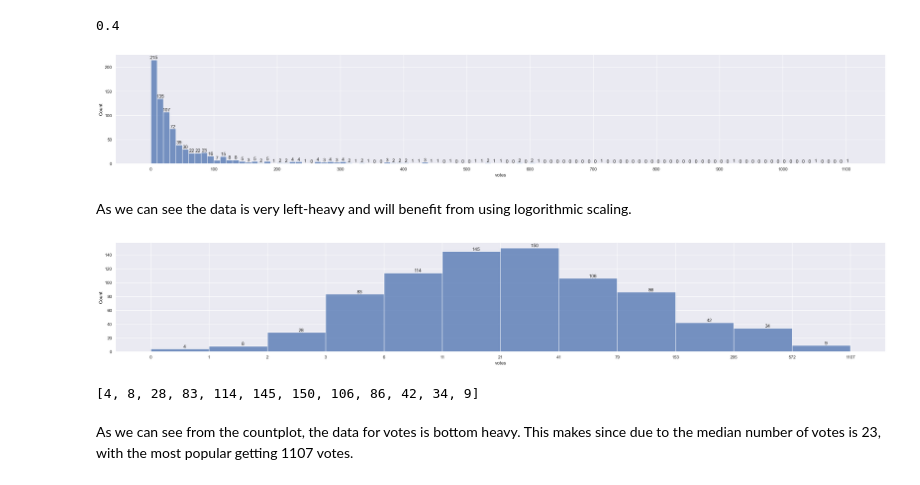
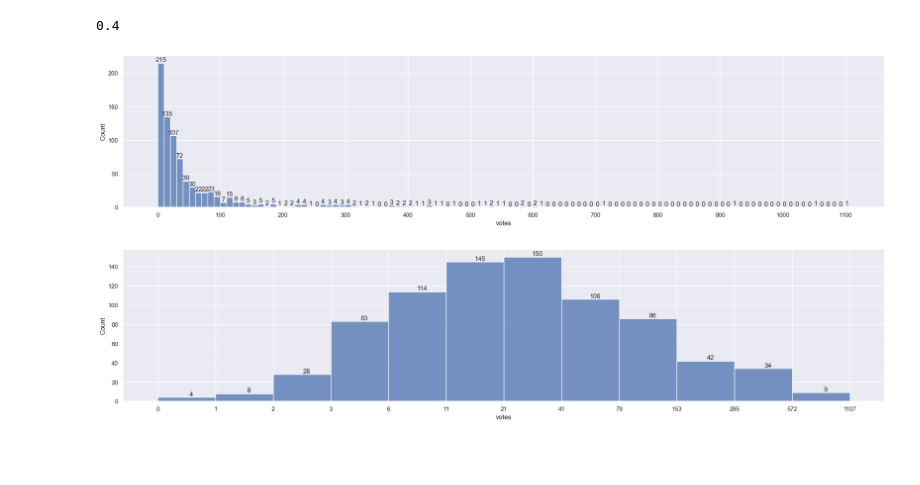
Before and after one commit to LeeMerrow/Pokemon-Popularity, a Jupyter notebook: Pokemon.ipynb, the cells around one changed output. Cells and saved outputs as stored; diff of their text form; code cells hidden in the pictures; blank space fills up the shorter version.

Commit message:
added functions and cleaned up visuals

```diff
--- a/Pokemon.ipynb
+++ b/Pokemon.ipynb
@@ -21,7 +20,7 @@ print(cwd)
 c:\Users\drago\OneDrive\Documents\Projects\Pokemon-Popularity
 # %%
 #importing data from https://www.kaggle.com/datasets/kylekohnen/complete-pokemon-data-set
-stats = pd.read_csv(cwd + '\data\complete-pokemon-set.csv')
+stats = pd.read_csv(cwd + '/data/complete-pokemon-set.csv')
 stats
 # %% [output]
 |  | name | pokedex_number | abilities | typing | hp | attack | defense | special_attack | ... |
@@ -39,7 +38,7 @@ stats
 1118 rows × 49 columns
 # %%
 #Data pulled from survey https://www.reddit.com/r/pokemon/comments/c0w4s0/favourite_pok%C3%A9mon_survey_results/
-popular_data = pd.read_csv(cwd + '\data\Favourite_Pokemon_responses-Results.csv')
+popular_data = pd.read_csv(cwd + '/data/Favourite_Pokemon_responses-Results.csv')
 popular_data
 # %% [output]
 |  | Results in full | Unnamed: 1 | Unnamed: 2 | Unnamed: 3 | Unnamed: 4 | Unnamed: 5 | Unnamed: 6 | ... |
@@ -263,6 +249,6 @@ poke.loc[~(poke['name_x'] == poke['name_y'])]
 # %%
 # dropping the redundent name column and renaming 'name'
-poke = poke.drop(columns='name_y')
-poke = poke.rename(columns={'name_x':'name'})
+poke = poke.drop(columns='name_x')
+poke = poke.rename(columns={'name_y':'name'})
 poke.head(9)
 # %% [output]
@@ -335,39 +319,35 @@ poke_log['votes'].min()
 # %% [output]
 0.4
 # %%
-# Using a histogram to show the spread of votes and to confirm if we should use logorithmic scale
-sns.set(style='darkgrid', rc={'figure.figsize':(35, 5)})
+# Using a histogram to show the spread of votes
+sns.set(style='darkgrid', rc={'figure.figsize':(25, 5)})
 
 hist_votes = sns.histplot(data=poke, x='votes', binwidth=10)
 
 hist_votes.bar_label(hist_votes.containers[0])
 hist_votes.set_xticks(np.arange(0,1101,100))
 plt.show(hist_votes)
 # %% [output]
-[figure, old version]
+[figure, new version]
-# %% [markdown]
-As we can see the data is very left-heavy and will benefit from using logorithmic scaling.
 # %%
-sns.set(style='darkgrid', rc={'figure.figsize':(35, 5)})
+sns.set(style='darkgrid', rc={'figure.figsize':(25, 5)})
 
 hist_log_votes = sns.histplot(data=poke_log, x='votes', bins=12, log_scale=True)
 
+# This will figure out our bin edges since we are doing a logorithmic scale
 min_val = poke_log['votes'].min()
 max_val = poke_log['votes'].max()
+# We have to do 13 divisions because of the number of bin edges is 1 more than the number of bins
 bin_edges = np.logspace(np.log10(min_val), np.log10(max_val), 13)
 bin_edges = bin_edges.tolist()
 
-counts = [rect.get_height() for rect in hist_log_votes.patches]
-
-ticks = bin_edges
-ticks_label = [round(round(f,2)) for f in bin_edges]
-hist_log_votes.set_xticks(ticks)
+# This will set the tick marks to line up with our bins and so the labels reflect the vote range.
+# Example is the 4th bin has the total number of pokemon that recived 3, 4, or 5 votes.
+ticks_label = [round(round(f,1)) for f in bin_edges]
+hist_log_votes.set_xticks(bin_edges)
 hist_log_votes.set_xticklabels(ticks_label)
 
 hist_log_votes.bar_label(hist_log_votes.containers[0])
 plt.show(hist_log_votes)
 # %% [output]
-[figure, old version]
+[figure, new version]
-[4, 8, 28, 83, 114, 145, 150, 106, 86, 42, 34, 9]
-# %% [markdown]
-As we can see from the countplot, the data for votes is bottom heavy. This makes since due to the median number of votes is 23, with the most popular getting 1107 votes.
```
Also changed, not shown: parts of 24 cells of this notebook.
